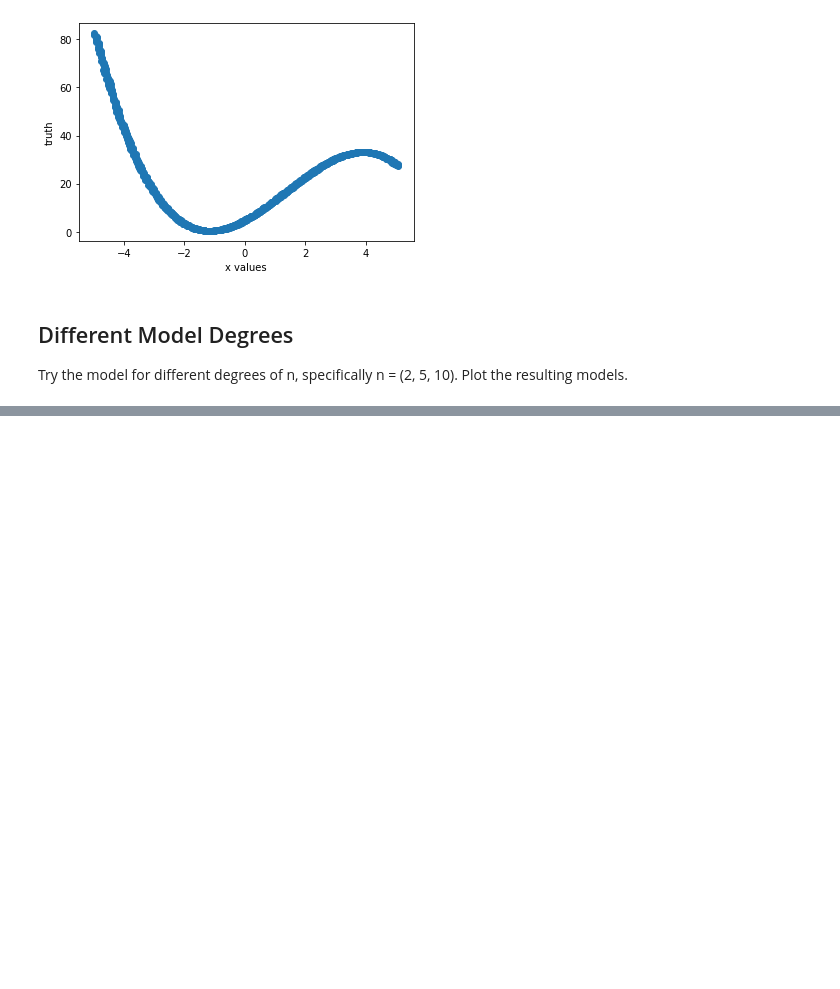
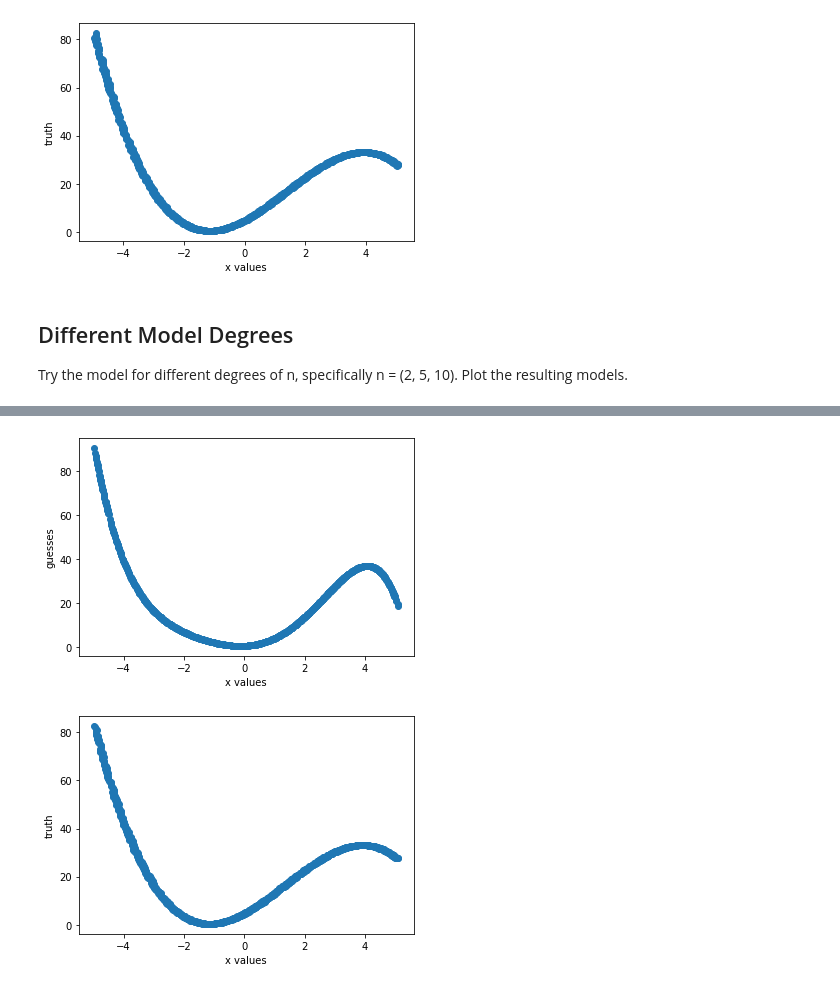
Before and after one commit to Treadder/MachineLearningHomework, a Jupyter notebook: Homework/Project4/Project _4.ipynb, the cells around one changed output, grey strips where cells are left out. Cells and saved outputs as stored; diff of their text form; code cells hidden in the pictures; blank space fills up the shorter version.

```diff
--- a/Homework/Project4/Project _4.ipynb
+++ b/Homework/Project4/Project _4.ipynb
@@ -157,0 +166,5 @@ print(np.shape(matrix2))
+# %%
+run_process_for_power(5, 100000, 0.000001)
+# %% [output]
+[figure, added]
+[figure, added]
```
Also changed, not shown: parts of 7 cells of this notebook.
